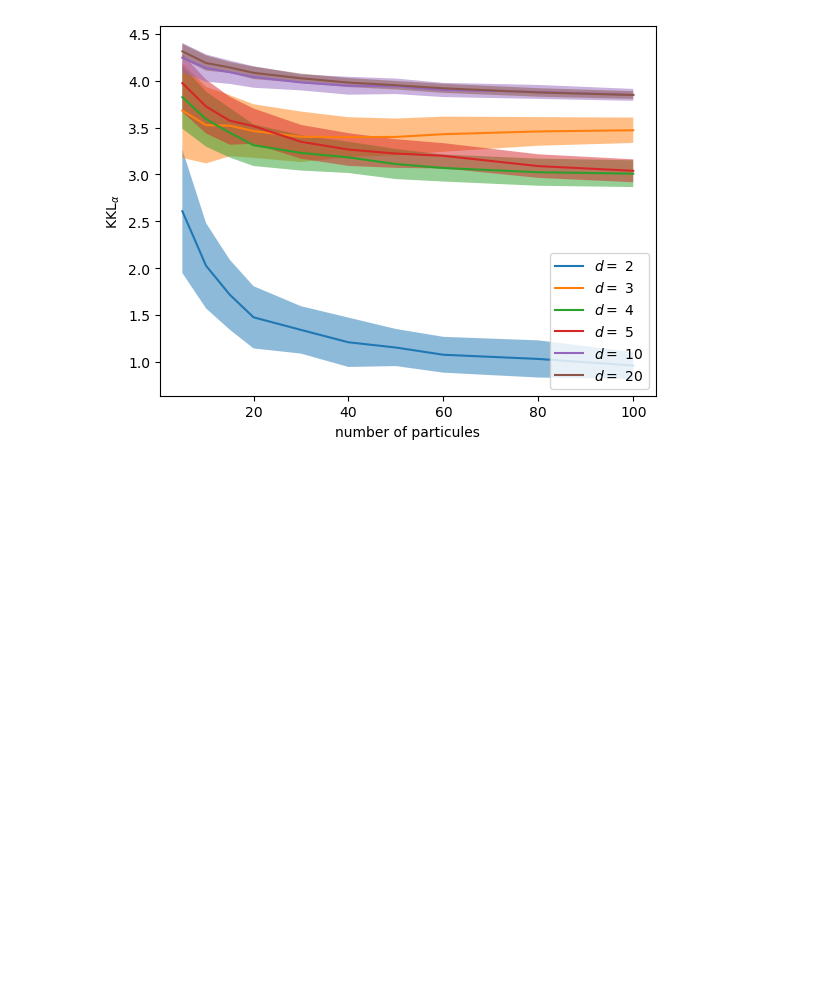
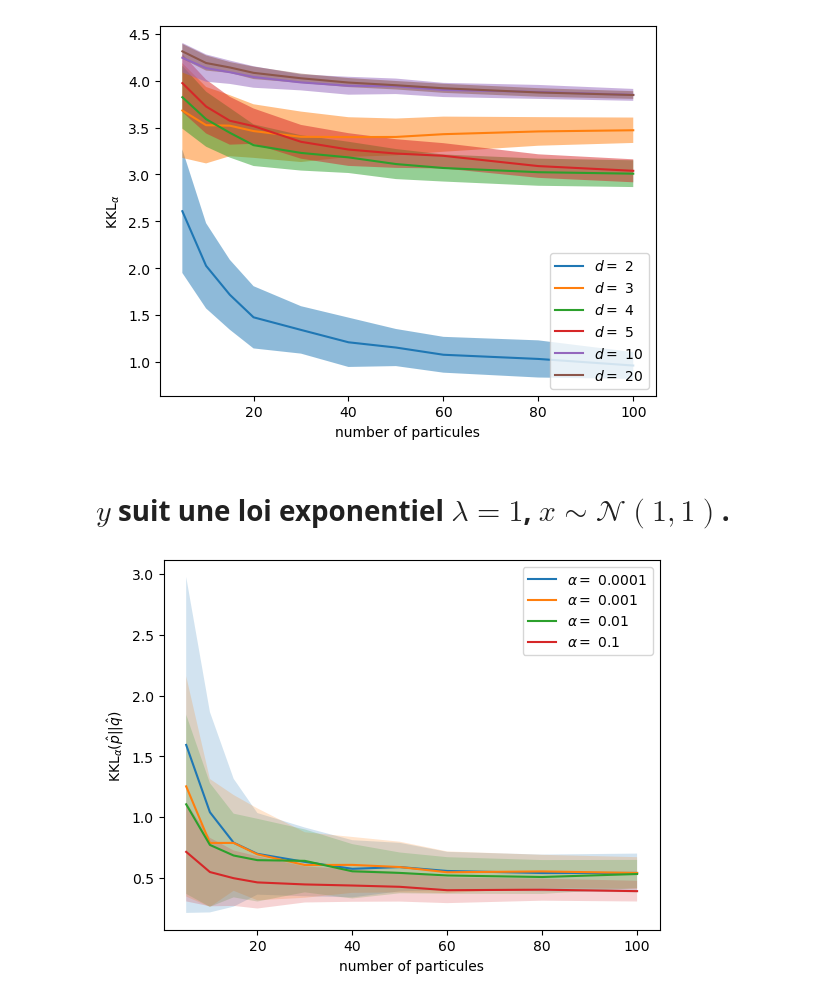
Before and after one commit to cclementine25/KKL-divergence-gradient-flows, a Jupyter notebook: Regularized/evolution_KKL_n.ipynb, the cells around one changed output. Cells and saved outputs as stored; diff of their text form; code cells hidden in the pictures; blank space fills up the shorter version.

```diff
--- a/Regularized/evolution_KKL_n.ipynb
+++ b/Regularized/evolution_KKL_n.ipynb
@@ -183,3 +183,5 @@ for d in [2,3,4,5,10,20]:
 plt.savefig('plots_neurips/ev_n_alpha_001.pdf')
 # %% [output]
 [figure]
+# %% [markdown]
+#  $y$ suit une loi exponentiel $\lambda = 1$, $x \sim \mathcal{N}(1,1)$.
@@ -185,0 +195,56 @@ plt.savefig('plots_neurips/ev_n_alpha_001.pdf')
+# %%
+alpha = 0.1
+
+
+## KERNEL ###
+sigma = 2
+k = lambda x,y :  k_gauss(x,y,sigma)
+dk = lambda x,y : dk_gauss(x, y, sigma)
+
+y = alpha = 0.1
+
+mu_x = 2
+sigma_x = 1
+
+lambd = 1
+# %%
+N = [5,10,15,20,30,40,50,60,80,100]#,120,150,200,250,300]#,400,500]#,600,700,800,900]#,1000,1100,1300,1400,1500,1600,1800,2000]
+nb_it = 100 #nombre de calcul de KKL pour un même n
+#fig, axs = plt.subplots(3, 4, figsize=(20,20))
+for alpha in [0.0001,0.001,0.01,0.1]:
+    KKL_n = np.zeros(len(N))
+    I_KKL_n = np.zeros(len(N))
+    for j in range(len(N)):
+        F = np.zeros(nb_it)
+        for i in range(nb_it):
+            y = scs.norm.rvs(mu_x,sigma_x,N[j]) #gy.mixt_gauss(gy.MU,[np.identity(2),np.identity(2)], [1/2,1/2], N[j])
+            x = np.random.exponential(scale=1/lambd, size=N[j])
+
+            Ky = 1/N[j] * k(y,y)
+            Ly,V = np.linalg.eig(Ky)
+            V = V.transpose()
+            Ly = np.real(Ly)
+            Packy = [Ky,Ly,V]
+
+            J = lambda x,y : dv.KKL(x, y,k,Packy,alpha)
+            F[i] = J(x,y)
+        KKL_n[j] = np.mean(F)
+        I_KKL_n[j] = np.std(F)
+
+        #KKL_inv_n.append(J(y,x))
+
+        #axs[j//4,j%4].scatter(x[:,0],x[:,1])
+        #axs[j//4,j%4].scatter(y[:,0],y[:,1])
+
+
+    #plt.figure()
+    plt.plot(N,KKL_n,label = r"$\alpha =$ " + str(alpha))
+    plt.fill_between(N,KKL_n - I_KKL_n,KKL_n + I_KKL_n,alpha = 0.2)
+    #plt.plot(np.linspace(0,150,100), 0.2/ np.sqrt(np.linspace(0,150,100))+ 1.54)
+    #plt.title("Evolution of " + r"$KKL_{\alpha}$" + " for sets of points from two gaussians distribution and mixture of gaussian \nwith increasing number of particules " + r"$n$." + " Parameters : " + r"$\sigma =$ " + str(sigma)  ,fontsize = 16)
+    plt.xlabel('number of particules')
+    plt.ylabel(r'KKL$_{\alpha}(\hat{p}||\hat{q})$')
+    plt.legend()
+plt.savefig('plots_neurips/ev_n_expo_law.pdf')
+# %% [output]
+[figure, added]
```
Also changed, not shown: parts of 1 cell of this notebook, 5 other files.
